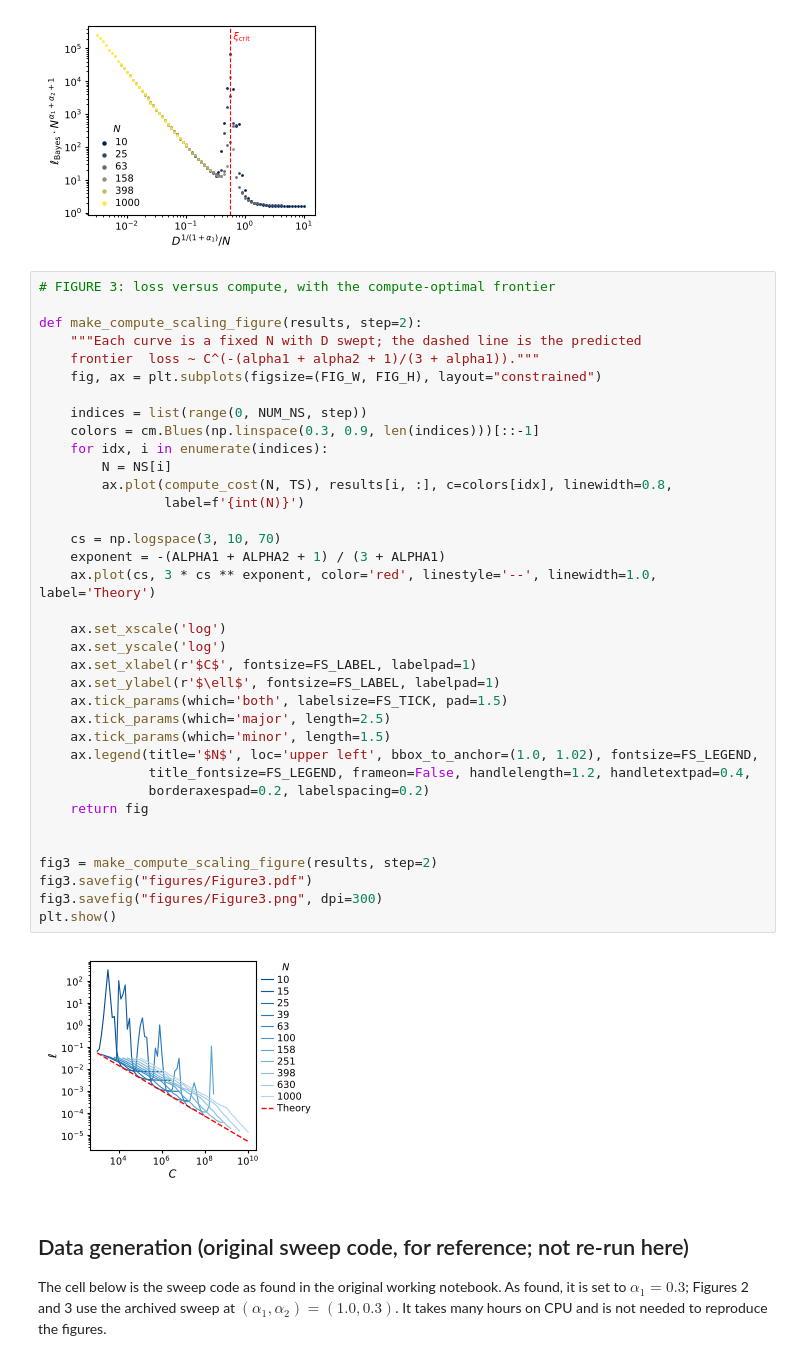
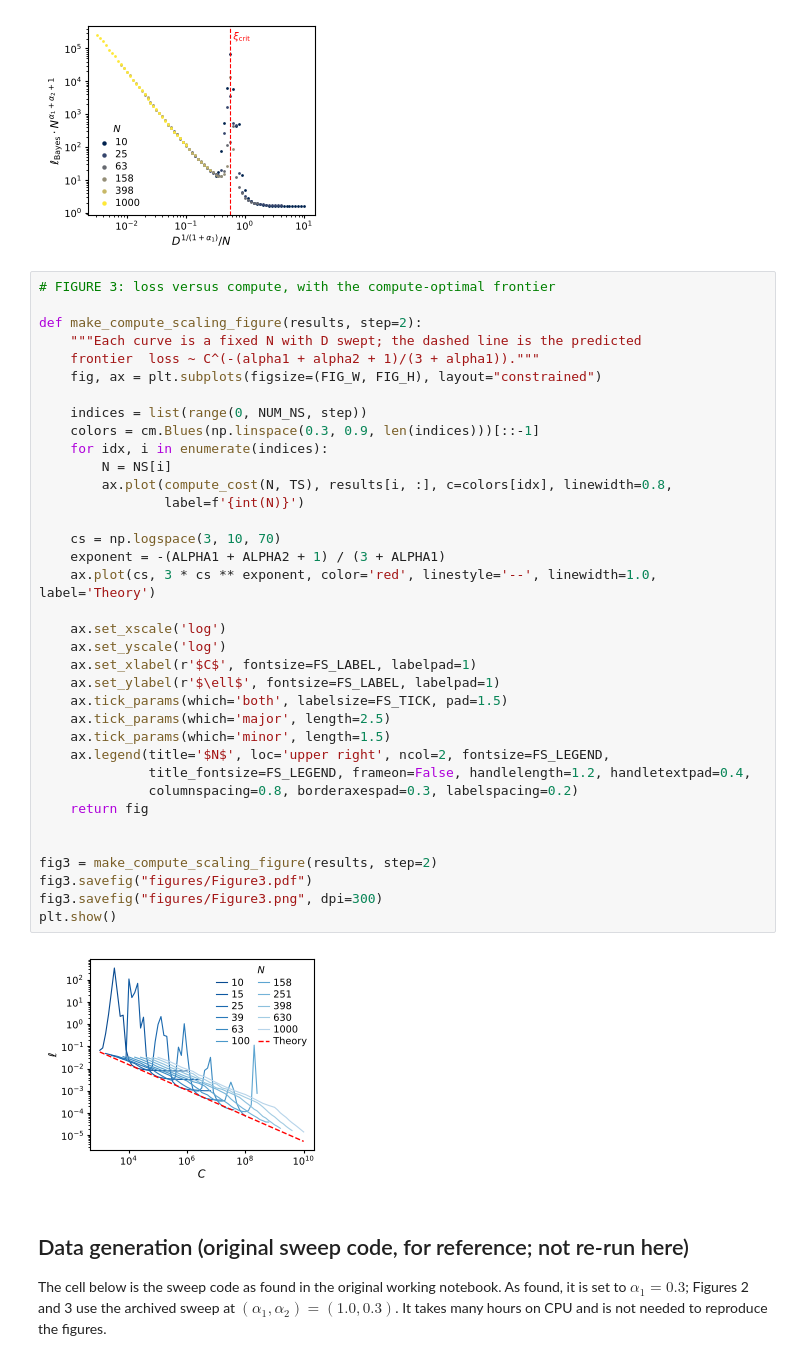
Before and after one commit to jsous/asym-scaling, a Jupyter notebook: SparseScaling1.ipynb, the cells around one changed output. Saved outputs shown, nothing was run; the diff lists cells and outputs as text.

Commit message:
Figure 3: legend inside the axes, two columns
Co-Authored-By: Claude Opus 5.5 <noreply@anthropic.com>
Claude-Session: https://claude.ai/code/session_01U1NxSFrTsYwqtkF74ZHhwf

```diff
--- a/SparseScaling1.ipynb
+++ b/SparseScaling1.ipynb
@@ -107,36 +107,36 @@ def make_compute_scaling_figure(results, step=2):
     frontier  loss ~ C^(-(alpha1 + alpha2 + 1)/(3 + alpha1))."""
     fig, ax = plt.subplots(figsize=(FIG_W, FIG_H), layout="constrained")
 
     indices = list(range(0, NUM_NS, step))
     colors = cm.Blues(np.linspace(0.3, 0.9, len(indices)))[::-1]
     for idx, i in enumerate(indices):
         N = NS[i]
         ax.plot(compute_cost(N, TS), results[i, :], c=colors[idx], linewidth=0.8,
                 label=f'{int(N)}')
 
     cs = np.logspace(3, 10, 70)
     exponent = -(ALPHA1 + ALPHA2 + 1) / (3 + ALPHA1)
     ax.plot(cs, 3 * cs ** exponent, color='red', linestyle='--', linewidth=1.0, label='Theory')
 
     ax.set_xscale('log')
     ax.set_yscale('log')
     ax.set_xlabel(r'$C$', fontsize=FS_LABEL, labelpad=1)
     ax.set_ylabel(r'$\ell$', fontsize=FS_LABEL, labelpad=1)
     ax.tick_params(which='both', labelsize=FS_TICK, pad=1.5)
     ax.tick_params(which='major', length=2.5)
     ax.tick_params(which='minor', length=1.5)
-    ax.legend(title='$N$', loc='upper left', bbox_to_anchor=(1.0, 1.02), fontsize=FS_LEGEND,
+    ax.legend(title='$N$', loc='upper right', ncol=2, fontsize=FS_LEGEND,
               title_fontsize=FS_LEGEND, frameon=False, handlelength=1.2, handletextpad=0.4,
-              borderaxespad=0.2, labelspacing=0.2)
+              columnspacing=0.8, borderaxespad=0.3, labelspacing=0.2)
     return fig
 
 
 fig3 = make_compute_scaling_figure(results, step=2)
 fig3.savefig("figures/Figure3.pdf")
 fig3.savefig("figures/Figure3.png", dpi=300)
 plt.show()
 # %% [output]
-[figure, old version]
+[figure, new version]
 # %% [markdown]
 ## Data generation (original sweep code, for reference; not re-run here)
 
```
Also changed, not shown: 2 other files.
